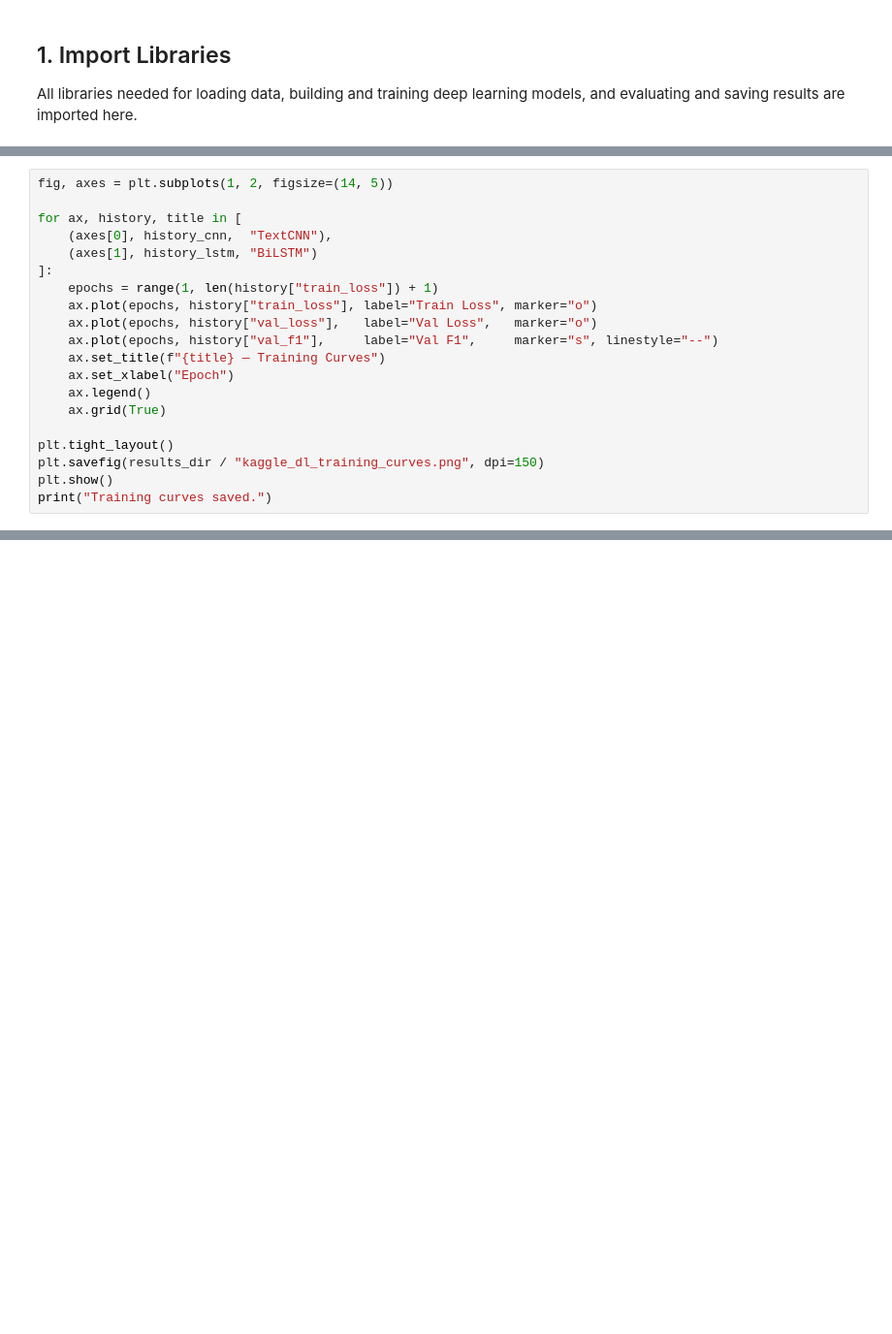
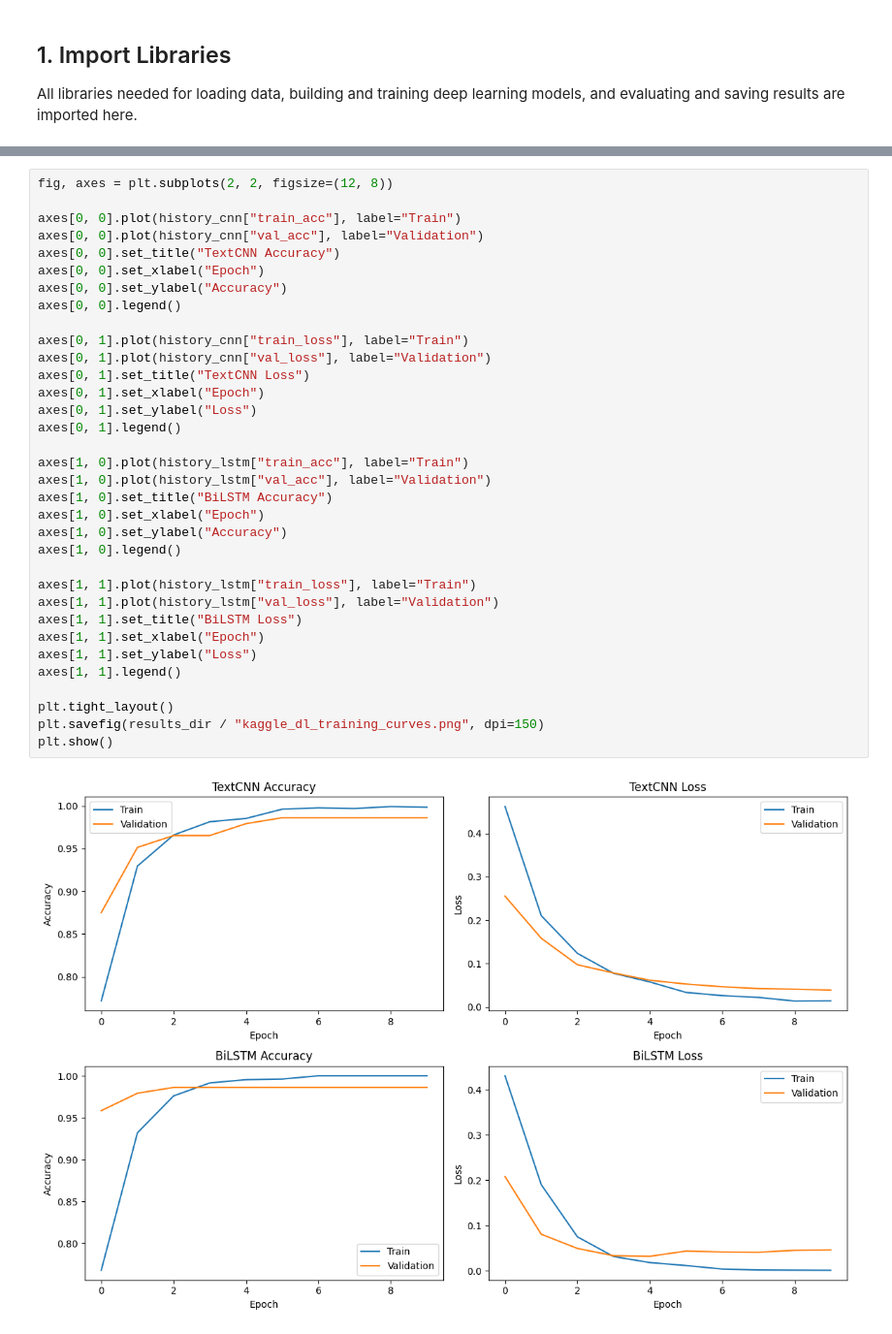
Before and after one commit to ChickenTenders2/cm3203-phishing-nlp, a Jupyter notebook: notebooks/kaggle_deep_learning.ipynb, the cells around one changed output, grey strips where cells are left out. Shown at 97% size. Saved outputs shown, nothing was run; the diff lists cells and outputs as text; blank space fills up the shorter version.

```diff
--- a/notebooks/kaggle_deep_learning.ipynb
+++ b/notebooks/kaggle_deep_learning.ipynb
@@ -479,20 +10,0 @@ Loss and validation F1 curves are plotted for both models across all epochs to v
-# %%
-fig, axes = plt.subplots(1, 2, figsize=(14, 5))
-
-for ax, history, title in [
-    (axes[0], history_cnn,  "TextCNN"),
-    (axes[1], history_lstm, "BiLSTM")
-]:
-    epochs = range(1, len(history["train_loss"]) + 1)
-    ax.plot(epochs, history["train_loss"], label="Train Loss", marker="o")
-    ax.plot(epochs, history["val_loss"],   label="Val Loss",   marker="o")
-    ax.plot(epochs, history["val_f1"],     label="Val F1",     marker="s", linestyle="--")
-    ax.set_title(f"{title} — Training Curves")
-    ax.set_xlabel("Epoch")
-    ax.legend()
-    ax.grid(True)
-
-plt.tight_layout()
-plt.savefig(results_dir / "kaggle_dl_training_curves.png", dpi=150)
-plt.show()
-print("Training curves saved.")
@@ -517,0 +636,36 @@ Results saved to ../results/kaggle_dl_results.csv
+# %%
+fig, axes = plt.subplots(2, 2, figsize=(12, 8))
+
+axes[0, 0].plot(history_cnn["train_acc"], label="Train")
+axes[0, 0].plot(history_cnn["val_acc"], label="Validation")
+axes[0, 0].set_title("TextCNN Accuracy")
+axes[0, 0].set_xlabel("Epoch")
+axes[0, 0].set_ylabel("Accuracy")
+axes[0, 0].legend()
+
+axes[0, 1].plot(history_cnn["train_loss"], label="Train")
+axes[0, 1].plot(history_cnn["val_loss"], label="Validation")
+axes[0, 1].set_title("TextCNN Loss")
+axes[0, 1].set_xlabel("Epoch")
+axes[0, 1].set_ylabel("Loss")
+axes[0, 1].legend()
+
+axes[1, 0].plot(history_lstm["train_acc"], label="Train")
+axes[1, 0].plot(history_lstm["val_acc"], label="Validation")
+axes[1, 0].set_title("BiLSTM Accuracy")
+axes[1, 0].set_xlabel("Epoch")
+axes[1, 0].set_ylabel("Accuracy")
+axes[1, 0].legend()
+
+axes[1, 1].plot(history_lstm["train_loss"], label="Train")
+axes[1, 1].plot(history_lstm["val_loss"], label="Validation")
+axes[1, 1].set_title("BiLSTM Loss")
+axes[1, 1].set_xlabel("Epoch")
+axes[1, 1].set_ylabel("Loss")
+axes[1, 1].legend()
+
+plt.tight_layout()
+plt.savefig(results_dir / "kaggle_dl_training_curves.png", dpi=150)
+plt.show()
+# %% [output]
+[figure, added]
```
Also changed, not shown: parts of 51 cells of this notebook, 14 other files.
